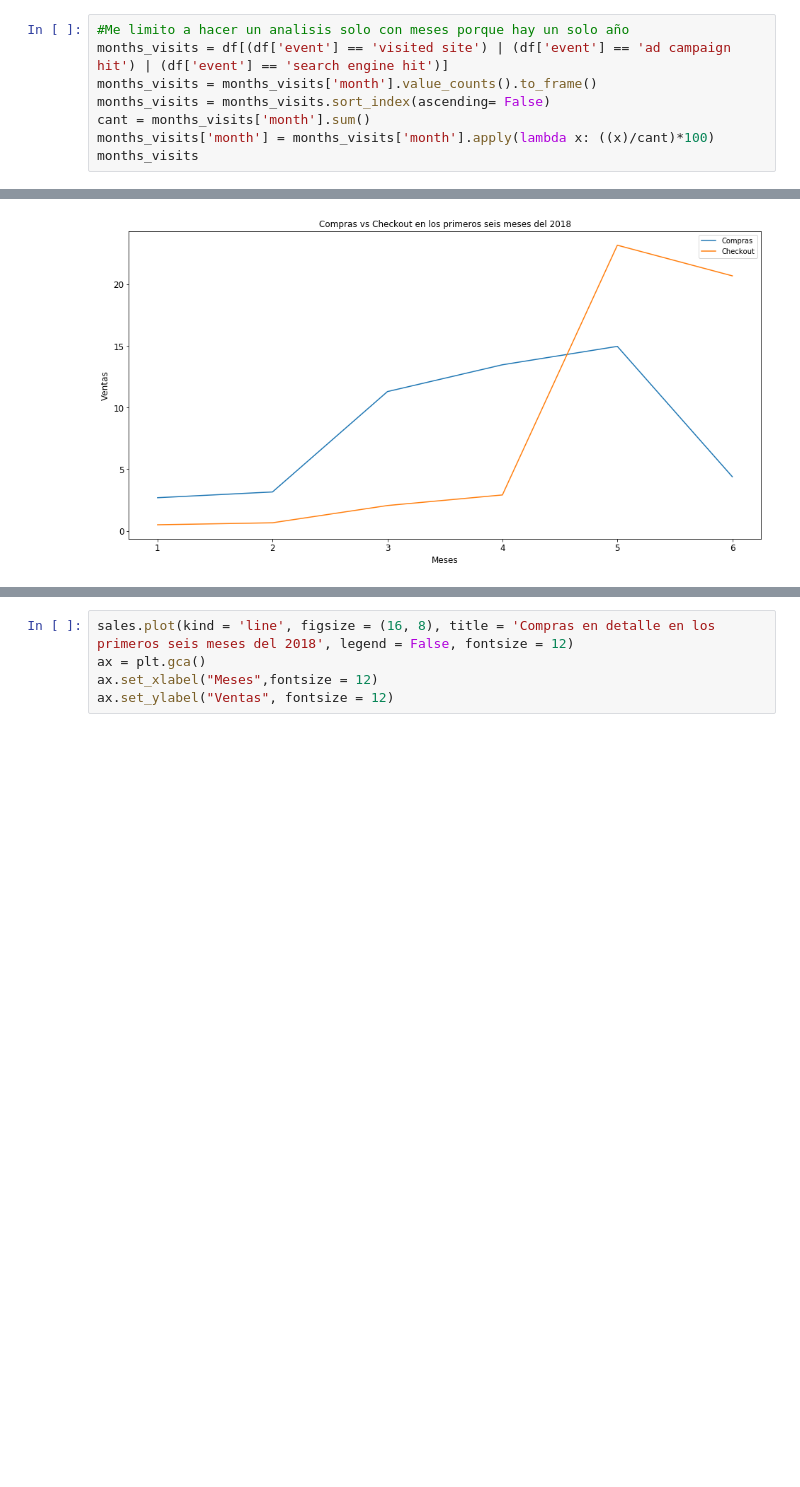
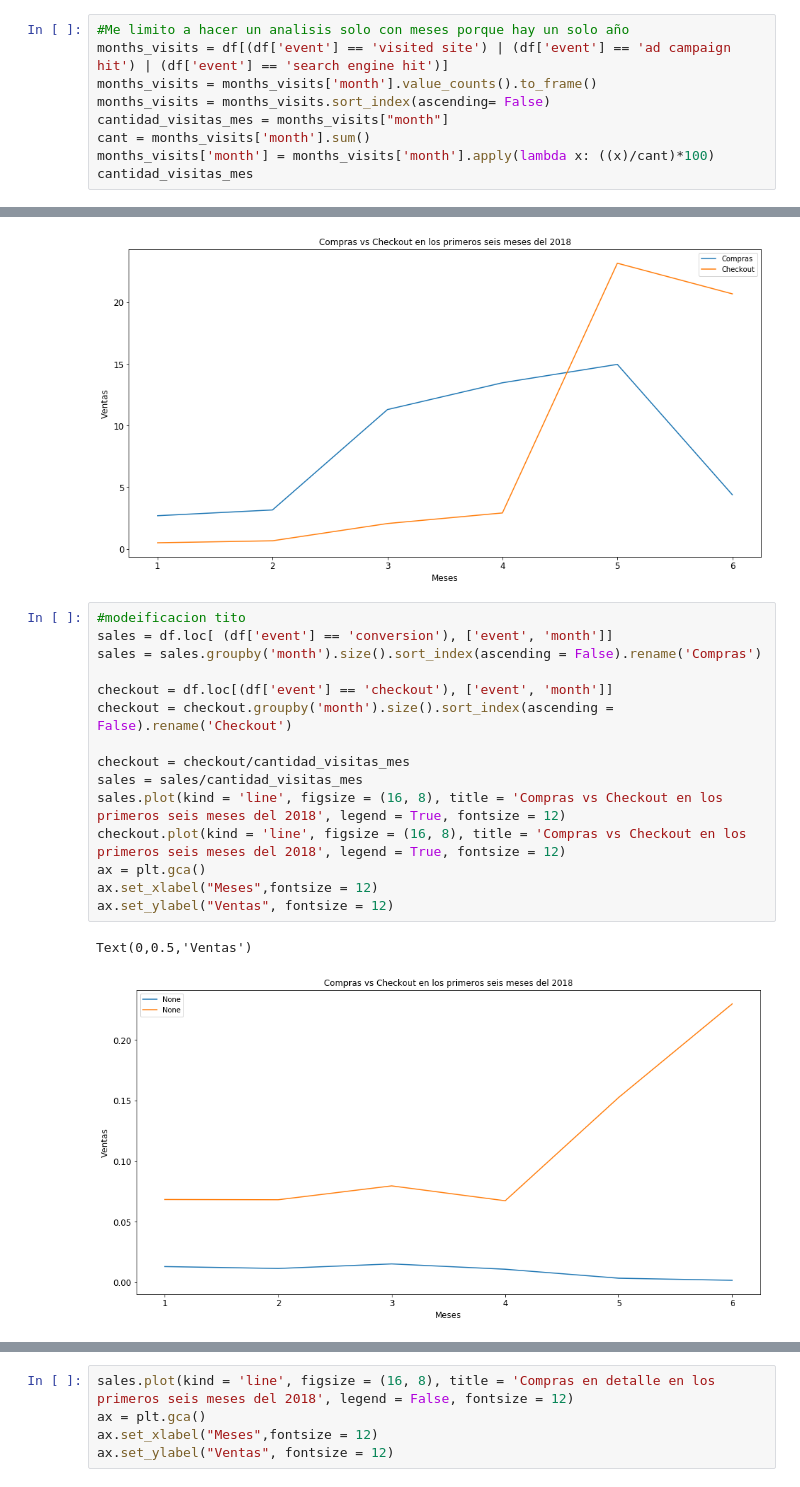
Before and after one commit to Titolasanta/bufanda, a Jupyter notebook: Analisiscontiemponormalizado.ipynb, the cells around one changed output, grey strips where cells are left out. Saved outputs shown, nothing was run; the diff lists cells and outputs as text; blank space fills up the shorter version.

```diff
--- a/Analisiscontiemponormalizado.ipynb
+++ b/Analisiscontiemponormalizado.ipynb
@@ -49,7 +70,8 @@ df['month'] = df['timestamp'].dt.month
 months_visits = df[(df['event'] == 'visited site') | (df['event'] == 'ad campaign hit') | (df['event'] == 'search engine hit')]
 months_visits = months_visits['month'].value_counts().to_frame()
 months_visits = months_visits.sort_index(ascending= False)
+cantidad_visitas_mes = months_visits["month"]
 cant = months_visits['month'].sum()
 months_visits['month'] = months_visits['month'].apply(lambda x: ((x)/cant)*100)
-months_visits
+cantidad_visitas_mes
 # %% [output]
@@ -136,3 +158,21 @@ ax.set_ylabel("Ventas", fontsize = 12)
 # %% [output]
 Text(0,0.5,'Ventas')
 [figure]
+# %%
+#modeificacion tito
+sales = df.loc[ (df['event'] == 'conversion'), ['event', 'month']]
+sales = sales.groupby('month').size().sort_index(ascending = False).rename('Compras')
+
+checkout = df.loc[(df['event'] == 'checkout'), ['event', 'month']]
+checkout = checkout.groupby('month').size().sort_index(ascending = False).rename('Checkout')
+
+checkout = checkout/cantidad_visitas_mes
+sales = sales/cantidad_visitas_mes
+sales.plot(kind = 'line', figsize = (16, 8), title = 'Compras vs Checkout en los primeros seis meses del 2018', legend = True, fontsize = 12)
+checkout.plot(kind = 'line', figsize = (16, 8), title = 'Compras vs Checkout en los primeros seis meses del 2018', legend = True, fontsize = 12)
+ax = plt.gca()
+ax.set_xlabel("Meses",fontsize = 12)
+ax.set_ylabel("Ventas", fontsize = 12)
+# %% [output]
+Text(0,0.5,'Ventas')
+[figure, added]
```
Also changed, not shown: parts of 9 cells of this notebook, 1 other file.
